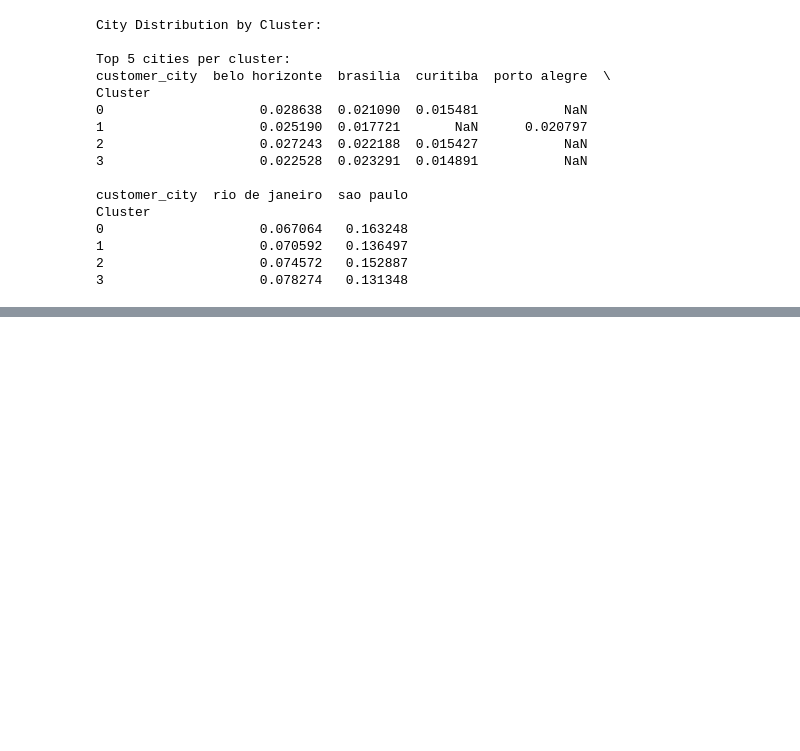
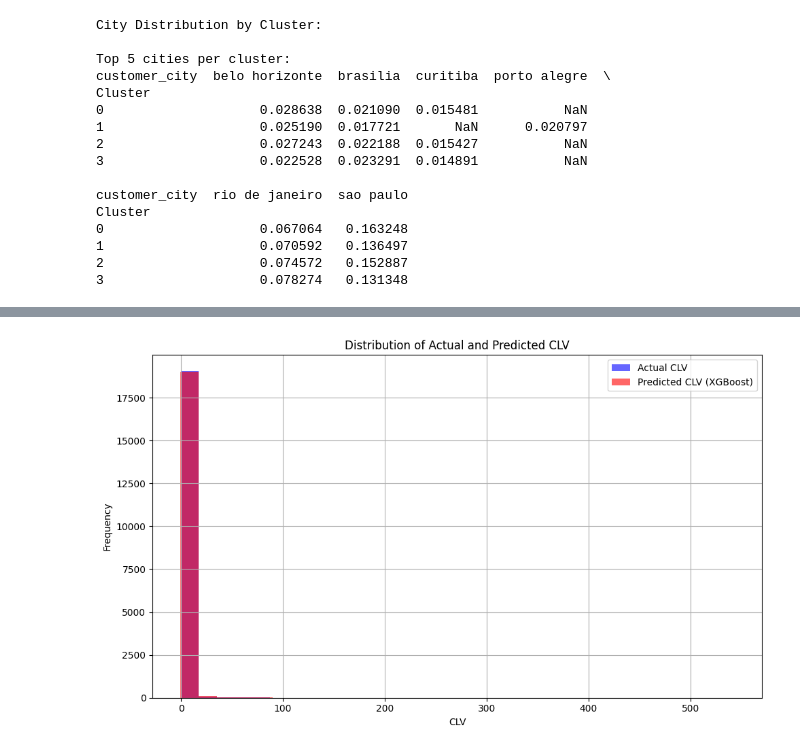
Before and after one commit to Many871027/BigQuery-Python-Machine-Learning-Unlocking-E-commerce-Value, a Jupyter notebook: E-comerce&Cloud.ipynb, the cells around one changed output, grey strips where cells are left out. Saved outputs shown, nothing was run; the diff lists cells and outputs as text; code cells hidden in the pictures; blank space fills up the shorter version.

```diff
--- a/E-comerce&Cloud.ipynb
+++ b/E-comerce&Cloud.ipynb
@@ -686,0 +999,15 @@ Product category names translated and merged successfully.
+# %%
+# --- 8.3.c.  Distribution Plot (Histograms) ---
+
+plt.figure(figsize=(10, 6))
+plt.hist(df_comparison['actual_clv'], bins=30, alpha=0.6, label='Actual CLV', color='blue')
+plt.hist(df_comparison['predicted_clv'], bins=30, alpha=0.6, label='Predicted CLV (XGBoost)', color='red')
+plt.xlabel('CLV')
+plt.ylabel('Frequency')
+plt.title('Distribution of Actual and Predicted CLV')
+plt.legend()
+plt.grid(True)
+plt.tight_layout()
+plt.show()
+# %% [output]
+[figure, added]
```
Also changed, not shown: parts of 18 cells of this notebook, 2 other files.
